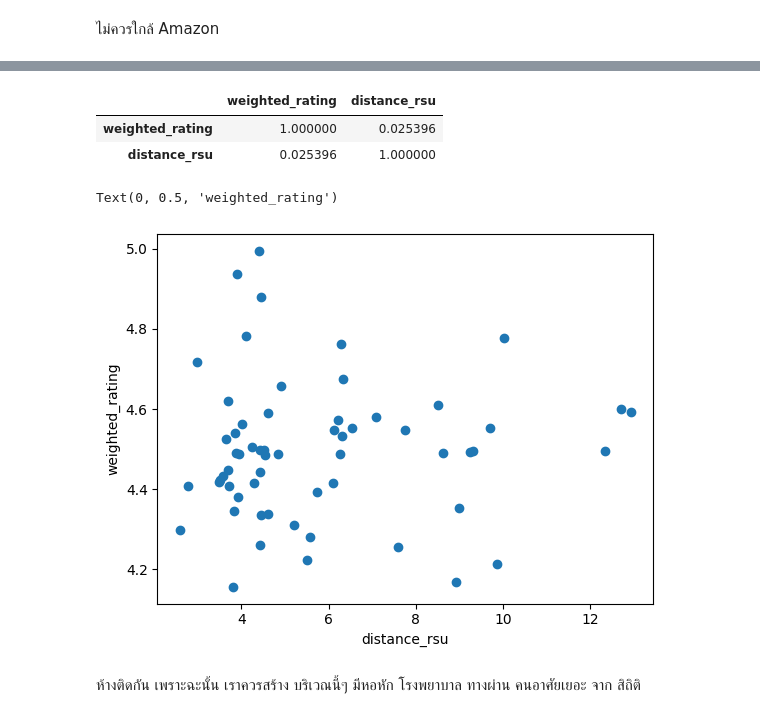
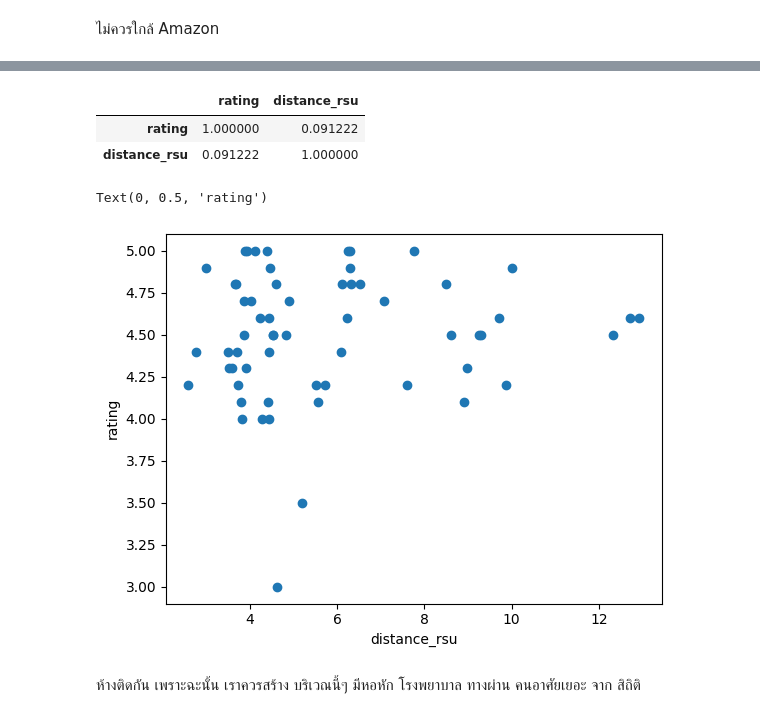
Before and after one commit to Nantakxrn007/Cafe-Analysis-Project, a Jupyter notebook: location_analysis/location2.ipynb, the cells around one changed output, grey strips where cells are left out. Cells and saved outputs as stored; diff of their text form; code cells hidden in the pictures.

```diff
--- a/location_analysis/location2.ipynb
+++ b/location_analysis/location2.ipynb
@@ -331,17 +457,17 @@ df_rakhok = df_main[df_main['zone'] == 'rungsit']
 # %%
 #ค่อยมาเปลี่ยน ฟิวเจอร์ปาค ดู rating , จำนวนคนที่เข้ามา comment ,
 # %%
-df_rakhok[['weighted_rating','distance_rsu']].corr()
+df_rakhok[['rating','distance_rsu']].corr()
 # %% [output]
-|  | weighted_rating | distance_rsu |
-| weighted_rating | 1.000000 | 0.025396 |
-| distance_rsu | 0.025396 | 1.000000 |
+|  | rating | distance_rsu |
+| rating | 1.000000 | 0.091222 |
+| distance_rsu | 0.091222 | 1.000000 |
 # %%
-plt.scatter(y='weighted_rating',x='distance_rsu',data=df_rakhok[['weighted_rating','distance_rsu']])
+plt.scatter(y='rating',x='distance_rsu',data=df_rakhok[['rating','distance_rsu']])
 plt.xlabel('distance_rsu')
-plt.ylabel('weighted_rating')
+plt.ylabel('rating')
 # %% [output]
-Text(0, 0.5, 'weighted_rating')
+Text(0, 0.5, 'rating')
-[figure, old version]
+[figure, new version]
 # %% [markdown]
 ห้างติดกัน เพราะฉะนั้น เราควรสร้าง บริเวณนี้ๆ มีหอหัก โรงพยาบาล ทางผ่าน คนอาศัยเยอะ จาก สิถิติ
```
Also changed, not shown: parts of 17 cells of this notebook, 6 other files.
